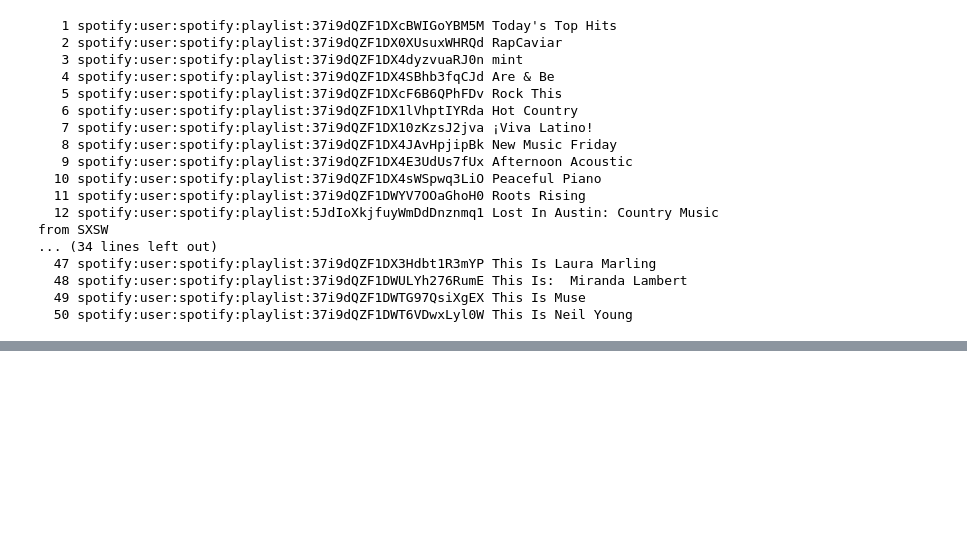
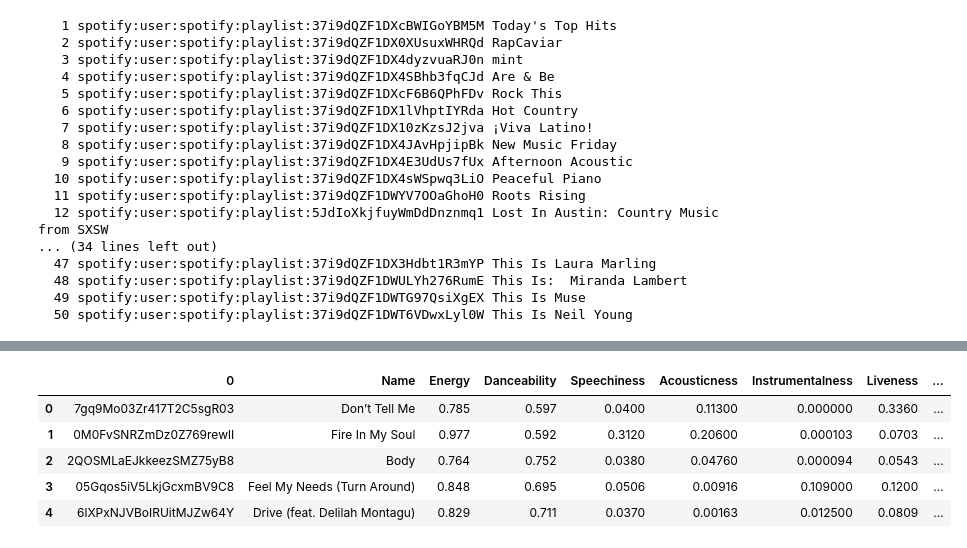
Before and after one commit to csick52/Project-1, a Jupyter notebook: user_playlists.ipynb, the cells around one changed output, grey strips where cells are left out. Drawn from its saved outputs; the diff is of its cells as text; code cells hidden in the pictures; blank space fills up the shorter version.

```diff
--- a/user_playlists.ipynb
+++ b/user_playlists.ipynb
@@ -96,0 +99,45 @@ playlist1
+# %%
+#Populates Tuples with Values for Audio Features
+
+danceability=[]
+energy=[]
+speechiness=[]
+acousticness=[]
+instrumentalness=[]
+liveness=[]
+valence=[]
+tempo=[]
+
+for i in range(len(audio_features)):
+    danceability.append(audio_features[i]['danceability'])
+    energy.append(audio_features[i]['energy'])
+    speechiness.append(audio_features[i]['speechiness'])
+    acousticness.append(audio_features[i]['acousticness'])
+    instrumentalness.append(audio_features[i]['instrumentalness'])
+    liveness.append(audio_features[i]['liveness'])
+    valence.append(audio_features[i]['valence'])
+    tempo.append(audio_features[i]['tempo'])
+# %%
+#DataFrame for Track Audio Features
+tracks_df=pd.DataFrame(track_ids)
+
+for track in range(len(tracks_df)):
+    #tracks_df["Track ID"]=track_ids
+    tracks_df["Name"]=track_names
+    tracks_df["Energy"]=energy
+    tracks_df["Danceability"]=danceability
+    tracks_df["Speechiness"]=speechiness
+    tracks_df["Acousticness"]=acousticness
+    tracks_df["Instrumentalness"]=instrumentalness
+    tracks_df["Liveness"]=liveness
+    tracks_df["Valence"]=valence
+    tracks_df["Tempo"]=tempo
+
+tracks_df.head()
+# %% [output]
+|  | 0 | Name | Energy | Danceability | Speechiness | Acousticness | Instrumentalness | Liveness | ... |
+| 0 | 7gq9Mo03Zr417T2C5sgR03 | Don’t Tell Me | 0.785 | 0.597 | 0.0400 | 0.11300 | 0.000000 | 0.3360 | ... |
+| 1 | 0M0FvSNRZmDz0Z769rewlI | Fire In My Soul | 0.977 | 0.592 | 0.3120 | 0.20600 | 0.000103 | 0.0703 | ... |
+| 2 | 2QOSMLaEJkkeezSMZ75yB8 | Body | 0.764 | 0.752 | 0.0380 | 0.04760 | 0.000094 | 0.0543 | ... |
+| 3 | 05Gqos5iV5LkjGcxmBV9C8 | Feel My Needs (Turn Around) | 0.848 | 0.695 | 0.0506 | 0.00916 | 0.109000 | 0.1200 | ... |
+| 4 | 6lXPxNJVBoIRUitMJZw64Y | Drive (feat. Delilah Montagu) | 0.829 | 0.711 | 0.0370 | 0.00163 | 0.012500 | 0.0809 | ... |
```
Also changed, not shown: parts of 9 cells of this notebook, 2 other files.
